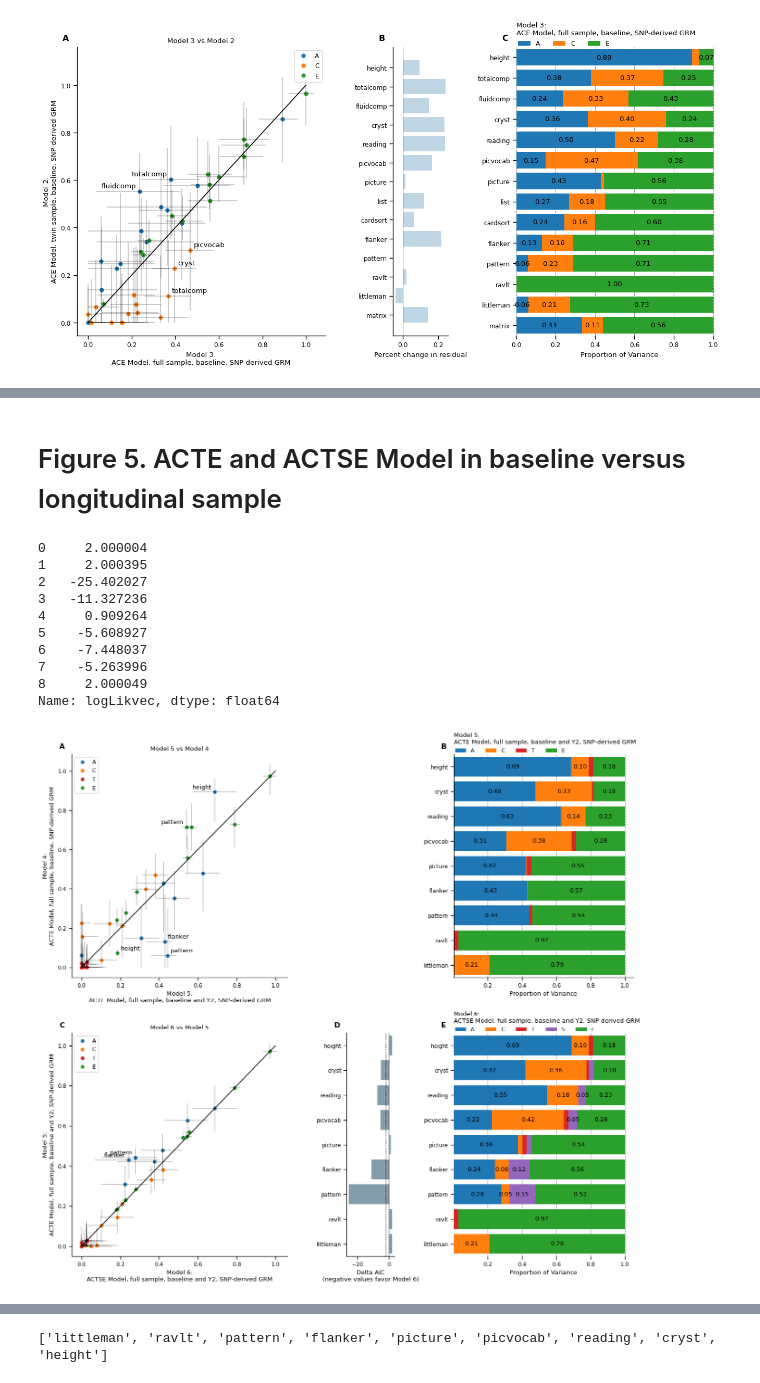
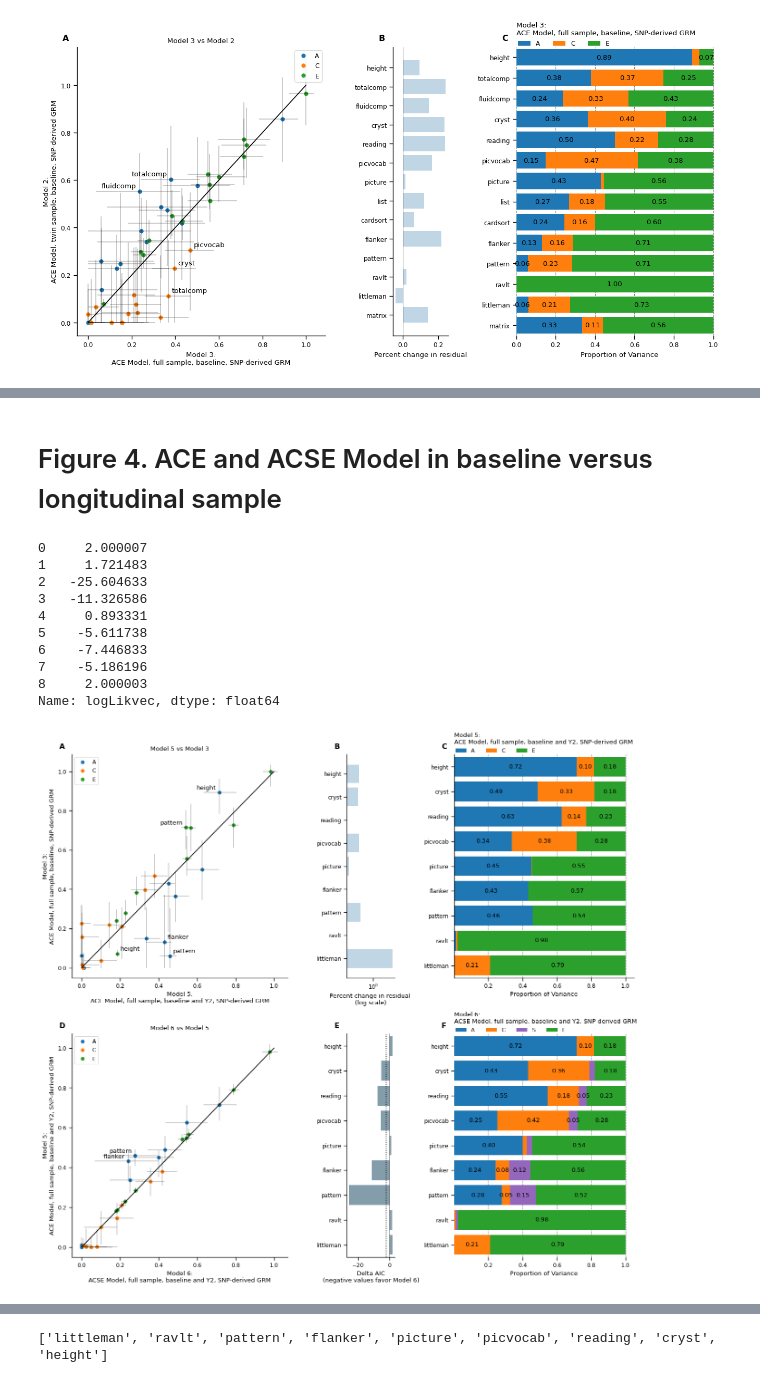
Before and after one commit to dmysmith/behav-genet-2023, a Jupyter notebook: visualize_python.ipynb, the cells around one changed output, grey strips where cells are left out. Drawn from its saved outputs; the diff is of its cells as text; code cells hidden in the pictures.

```diff
--- a/visualize_python.ipynb
+++ b/visualize_python.ipynb
@@ -11,17 +11,23 @@ import string
 import matplotlib.transforms as mtransforms
 
 # define paths
-results_dir = "/space/syn50/1/data/ABCD/d9smith/random_effects/behavioral/results/results_20230107/";
-outpath = "/home/d9smith/projects/random_effects/behavioral/results/plots/20230107/";
+results_dir = "/space/syn50/1/data/ABCD/d9smith/behav_genet_2023/results_20230227/";
+outpath = "/home/d9smith/projects/behav_genet_2023/plots/";
 # %%
 params = loadmat(results_dir + 'model_parameters.mat')
 # %%
 fstem_imaging = [item.astype(str).tolist()[0] for item in params['fstem_imaging'][0]]
 titles = [item.astype(str).tolist()[0] for item in params['titles'][0]]
+
+fstem_imaging = list(filter(None, fstem_imaging))
+titles = list(filter(None, titles))
 # %%
 # make RandomEffects an array of arrays
 RandomEffects = [[char.astype(str).tolist() for char in item] for item in \
                  [item.ravel().tolist() for item in params['RandomEffects'][0]]]
+
+RandomEffects = list(filter(None, RandomEffects))
+# RandomEffects
 # %%
 models = pd.DataFrame(fstem_imaging, columns =['shortname'])
 models['title'] = titles
@@ -49,3 +54,5 @@ models
 # %%
 models['y2_only'] = [False, False, False, False, True, True, False, False, True, False, \
-                     False, False, False, True, True, True]
+                     False, False, True, True, True]
+
+models
@@ -601,5 +601,5 @@ plt.savefig(outpath + 'fig4.tiff', format='tiff', dpi = 300)
 # %% [markdown]
-# Figure 5. ACTE and ACTSE Model in baseline versus longitudinal sample
+# Figure 4. ACE and ACSE Model in baseline versus longitudinal sample
 # %%
 # compare_models("model5", "model4", sig2mat, models)
 
@@ -609,55 +609,59 @@ plt.savefig(outpath + 'fig4.tiff', format='tiff', dpi = 300)
 fig = plt.figure(figsize=(figwidth, figheight*2))
 gs = GridSpec(nrows=2, ncols=3, width_ratios = [9,2,7.5], wspace=wspace, hspace=hspace)
 
-## Model 5 vs Model 4
+## Model 5 vs Model 3
 
 # Left axes
 ax0 = fig.add_subplot(gs[0, 0])
-compare_models("model5", "model4", sig2mat, models, ax=ax0, lbl = [("height", "A"),("pattern", "A"),
+compare_models("model5", "model3", sig2mat, models, ax=ax0, lbl = [("height", "A"),("pattern", "A"),
                                                                    ("flanker", "A"),("height","E"),
                                                                    ("pattern", "E")])
 # compare_models("model5", "model4", sig2mat, models, ax=ax0, lbl = 0.1)
 
-# middle axes BROKEN because dif number of phenos
-# ax1=fig.add_subplot(gs[0,1])
-# plot_aic("model5", "model4", model, models, y2_phenos, sig2tvec = True, debug=True)
+# middle axes
+ax1=fig.add_subplot(gs[0,1])
+plot_aic("model5", "model3", model, models, y2_phenos, sig2tvec = True, \
+         baseline_phenos = baseline_phenos, debug=False)
+plt.xscale("log")
+ax1.set_xlabel("Percent change in residual \n(log scale)")
+
 # ax1.set_xlim(-2,1)
 
 # Right axes
 ax2=fig.add_subplot(gs[0, 2])
 stacked_bar("model5", sig2mat, models, ax=ax2)
 # fig.tight_layout()
 
 ## Model 6 vs Model 5
 # Left axes
 ax3 = fig.add_subplot(gs[1, 0])
 # compare_models("model6", "model5", sig2mat, models, ax=ax3, lbl = [("height", "A"),("pattern", "A"),
 #                                                                    ("pattern", "C"),("flanker", "A"),
 #                                                                    ("picvocab", "E")])
 compare_models("model6", "model5", sig2mat, models, ax=ax3, lbl = 0.1)
 
 
 # Middle axes
 ax4=fig.add_subplot(gs[1,1])
 plot_aic("model6", "model5", model, models, y2_phenos, ax=ax4, label =-2, debug=True)
 
 # Right axes
 ax5=fig.add_subplot(gs[1, 2], sharey=ax4)
 stacked_bar("model6", sig2mat, models, ax=ax5)
 # fig.tight_layout()
 
-label_subplots([ax0,ax2,ax3,ax4,ax5])
-plt.savefig(outpath + 'fig5.tiff', format='tiff', dpi = 300)
+label_subplots([ax0,ax1, ax2,ax3,ax4,ax5])
+plt.savefig(outpath + 'fig4.tiff', format='tiff', dpi = 300)
 # %% [output]
-0     2.000004
-1     2.000395
-2   -25.402027
-3   -11.327236
-4     0.909264
-5    -5.608927
-6    -7.448037
-7    -5.263996
-8     2.000049
+0     2.000007
+1     1.721483
+2   -25.604633
+3   -11.326586
+4     0.893331
+5    -5.611738
+6    -7.446833
+7    -5.186196
+8     2.000003
 Name: logLikvec, dtype: float64
-[figure, old version]
+[figure, new version]
 # %% [markdown]
```
Also changed, not shown: parts of 22 cells of this notebook, 2 other files.
